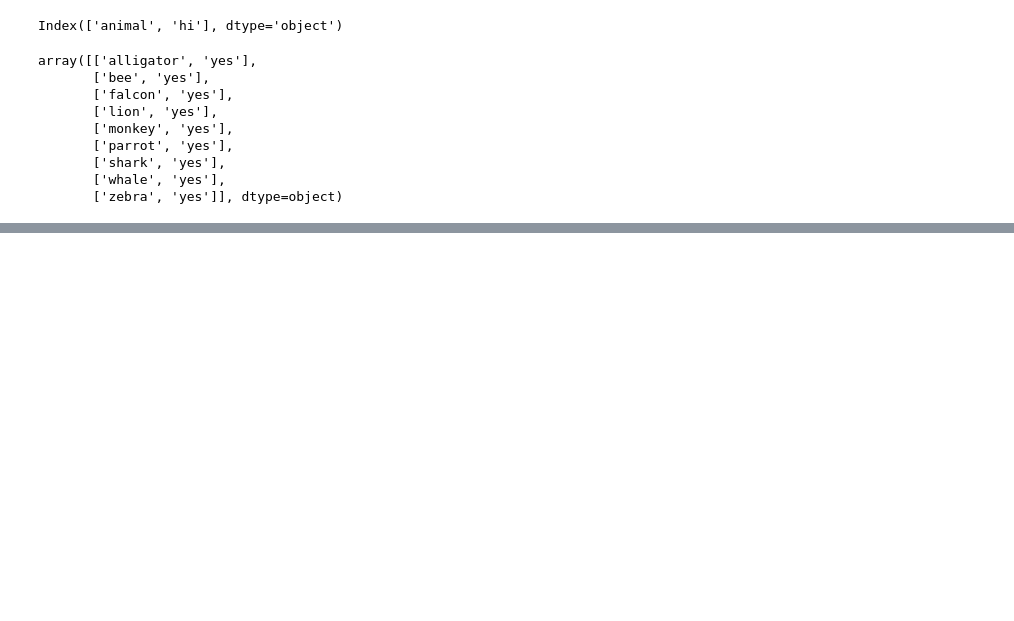
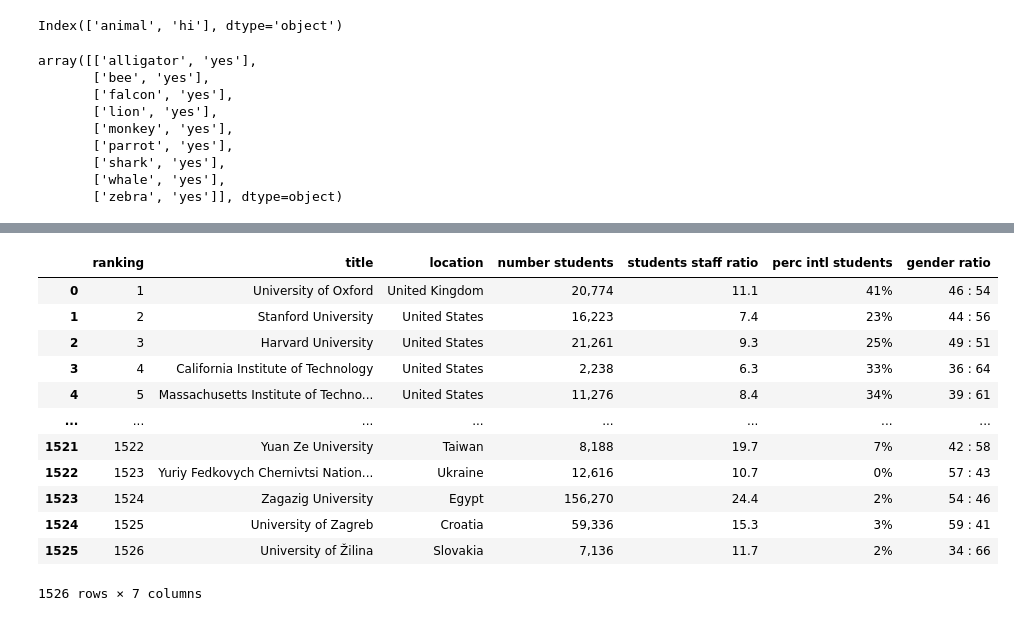
Before and after one commit to RatanakANB/PandasBasic, a Jupyter notebook: 24DataFrame/main.ipynb, the cells around one changed output, grey strips where cells are left out. Saved outputs shown, nothing was run; the diff lists cells and outputs as text; code cells hidden in the pictures; blank space fills up the shorter version.

```diff
--- a/24DataFrame/main.ipynb
+++ b/24DataFrame/main.ipynb
@@ -320,0 +385,17 @@ array([['alligator', 'yes'],
+# %%
+uni = pd.read_json("../DB/UniverRank/universities_ranking.json")
+uni.head(1526)
+# %% [output]
+|  | ranking | title | location | number students | students staff ratio | perc intl students | gender ratio |
+| 0 | 1 | University of Oxford | United Kingdom | 20,774 | 11.1 | 41% | 46 : 54 |
+| 1 | 2 | Stanford University | United States | 16,223 | 7.4 | 23% | 44 : 56 |
+| 2 | 3 | Harvard University | United States | 21,261 | 9.3 | 25% | 49 : 51 |
+| 3 | 4 | California Institute of Technology | United States | 2,238 | 6.3 | 33% | 36 : 64 |
+| 4 | 5 | Massachusetts Institute of Techno... | United States | 11,276 | 8.4 | 34% | 39 : 61 |
+| ... | ... | ... | ... | ... | ... | ... | ... |
+| 1521 | 1522 | Yuan Ze University | Taiwan | 8,188 | 19.7 | 7% | 42 : 58 |
+| 1522 | 1523 | Yuriy Fedkovych Chernivtsi Nation... | Ukraine | 12,616 | 10.7 | 0% | 57 : 43 |
+| 1523 | 1524 | Zagazig University | Egypt | 156,270 | 24.4 | 2% | 54 : 46 |
+| 1524 | 1525 | University of Zagreb | Croatia | 59,336 | 15.3 | 3% | 59 : 41 |
+| 1525 | 1526 | University of Žilina | Slovakia | 7,136 | 11.7 | 2% | 34 : 66 |
+1526 rows × 7 columns
```
Also changed, not shown: parts of 22 cells of this notebook, 19 other files.
